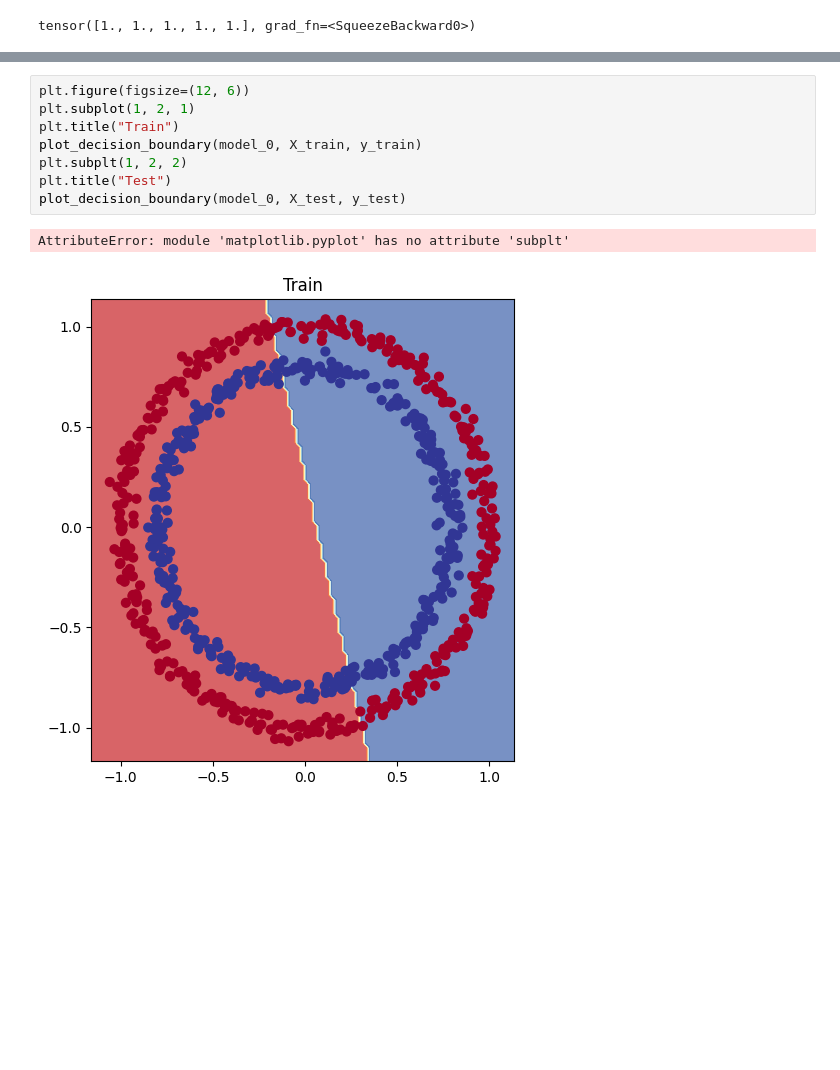
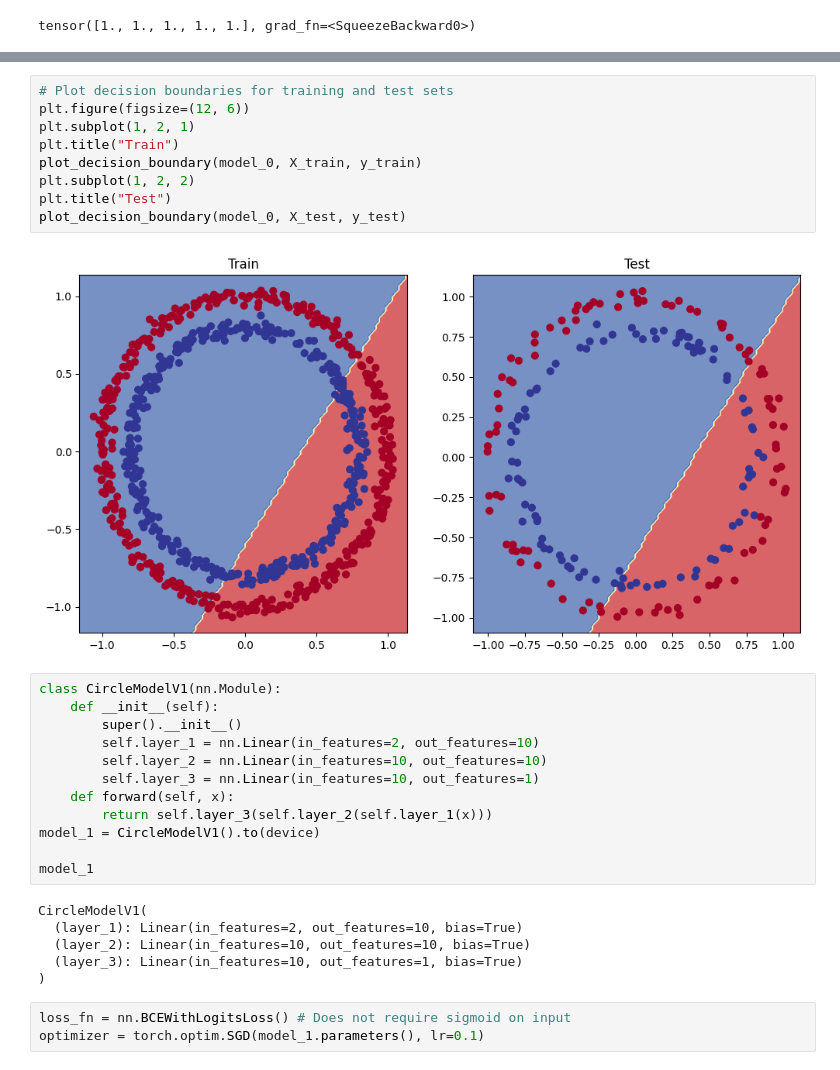
Before and after one commit to andgamespace/pytorch_practice_repo, a Jupyter notebook: jnotebooks/notebook003.ipynb, the cells around one changed output, grey strips where cells are left out. Drawn from its saved outputs; the diff is of its cells as text; blank space fills up the shorter version.

```diff
--- a/jnotebooks/notebook003.ipynb
+++ b/jnotebooks/notebook003.ipynb
@@ -280,11 +273,32 @@ Downloading helper_functions.py
 # %%
+# Plot decision boundaries for training and test sets
 plt.figure(figsize=(12, 6))
 plt.subplot(1, 2, 1)
 plt.title("Train")
 plot_decision_boundary(model_0, X_train, y_train)
-plt.subplt(1, 2, 2)
+plt.subplot(1, 2, 2)
 plt.title("Test")
 plot_decision_boundary(model_0, X_test, y_test)
 # %% [output]
-AttributeError: module 'matplotlib.pyplot' has no attribute 'subplt'
-[figure, old version]
+[figure, new version]
+# %%
+class CircleModelV1(nn.Module):
+    def __init__(self):
+        super().__init__()
+        self.layer_1 = nn.Linear(in_features=2, out_features=10)
+        self.layer_2 = nn.Linear(in_features=10, out_features=10)
+        self.layer_3 = nn.Linear(in_features=10, out_features=1)
+    def forward(self, x):
+        return self.layer_3(self.layer_2(self.layer_1(x)))
+model_1 = CircleModelV1().to(device)
+
+model_1
+# %% [output]
+CircleModelV1(
+  (layer_1): Linear(in_features=2, out_features=10, bias=True)
+  (layer_2): Linear(in_features=10, out_features=10, bias=True)
+  (layer_3): Linear(in_features=10, out_features=1, bias=True)
+)
+# %%
+loss_fn = nn.BCEWithLogitsLoss() # Does not require sigmoid on input
+optimizer = torch.optim.SGD(model_1.parameters(), lr=0.1)
```
Also changed, not shown: parts of 33 cells of this notebook.
